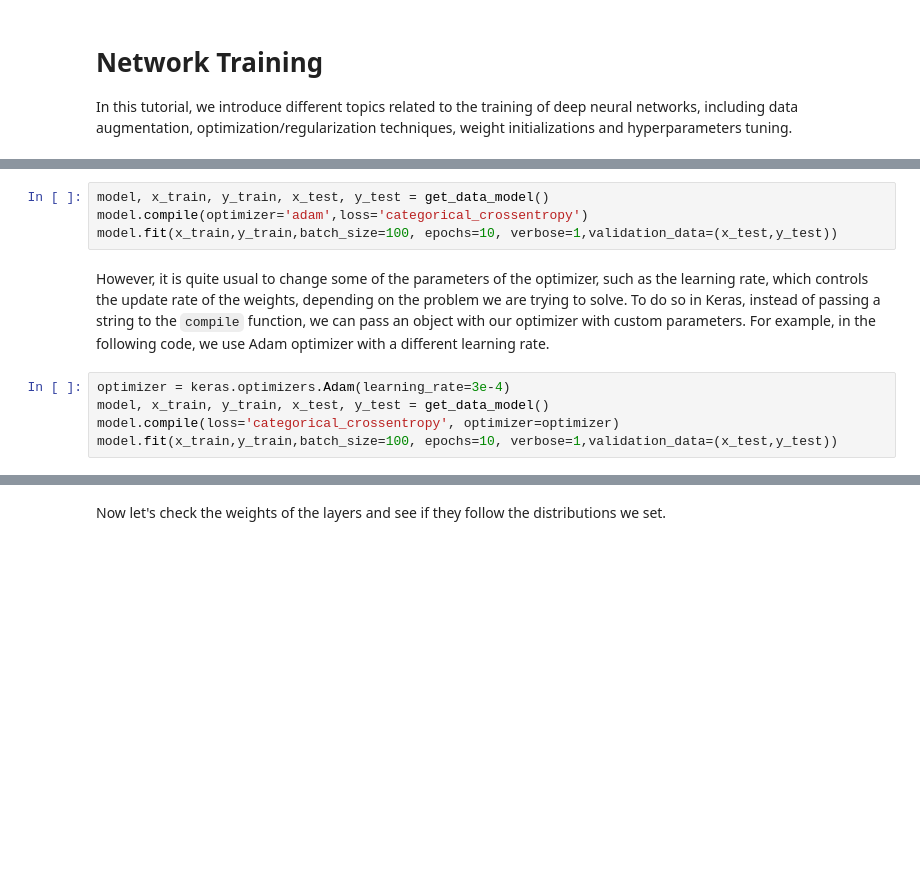
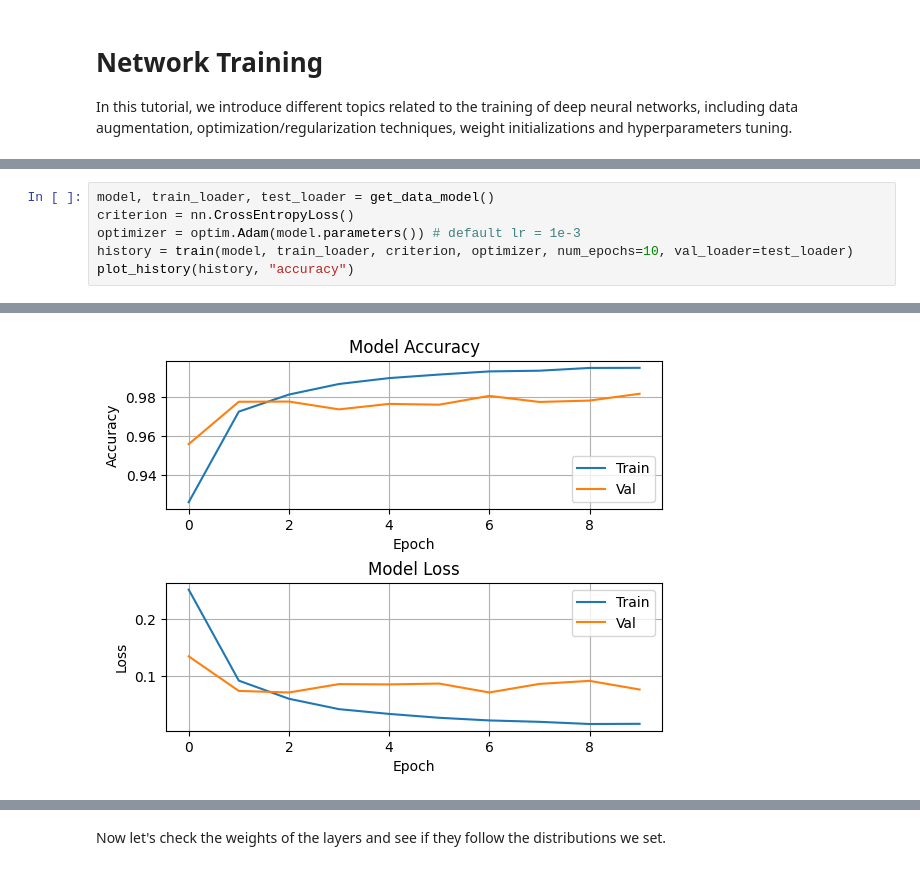
Before and after one commit to MatchLab-Imperial/deep-learning-course, a Jupyter notebook: 03_Network_Training.ipynb, the cells around one changed output, grey strips where cells are left out. Cells and saved outputs as stored; diff of their text form; blank space fills up the shorter version.

Commit message:
adding network training

```diff
--- a/03_Network_Training.ipynb
+++ b/03_Network_Training.ipynb
@@ -97,11 +182,7 @@ In this tutorial, we will follow a hands-on approach and will mainly focus on ho
-# %%
-model, x_train, y_train, x_test, y_test = get_data_model()
-model.compile(optimizer='adam',loss='categorical_crossentropy')
-model.fit(x_train,y_train,batch_size=100, epochs=10, verbose=1,validation_data=(x_test,y_test))
-# %% [markdown]
-However, it is quite usual to change some of the parameters of the optimizer, such as the learning rate, which controls the update rate of the weights, depending on the problem we are trying to solve. To do so in Keras, instead of passing a string to the `compile` function, we can pass an object with our optimizer with custom parameters. For example, in the following code, we use Adam optimizer with a different learning rate.
-# %%
-optimizer = keras.optimizers.Adam(learning_rate=3e-4)
-model, x_train, y_train, x_test, y_test = get_data_model()
-model.compile(loss='categorical_crossentropy', optimizer=optimizer)
-model.fit(x_train,y_train,batch_size=100, epochs=10, verbose=1,validation_data=(x_test,y_test))
+# %%
+model, train_loader, test_loader = get_data_model()
+criterion = nn.CrossEntropyLoss()
+optimizer = optim.Adam(model.parameters()) # default lr = 1e-3
+history = train(model, train_loader, criterion, optimizer, num_epochs=10, val_loader=test_loader)
+plot_history(history, "accuracy")
+# %% [output]
@@ -107,0 +199 @@ model.fit(x_train,y_train,batch_size=100, epochs=10, verbose=1,validation_data=(
+[figure, added]
```
Also changed, not shown: parts of 164 cells of this notebook.
